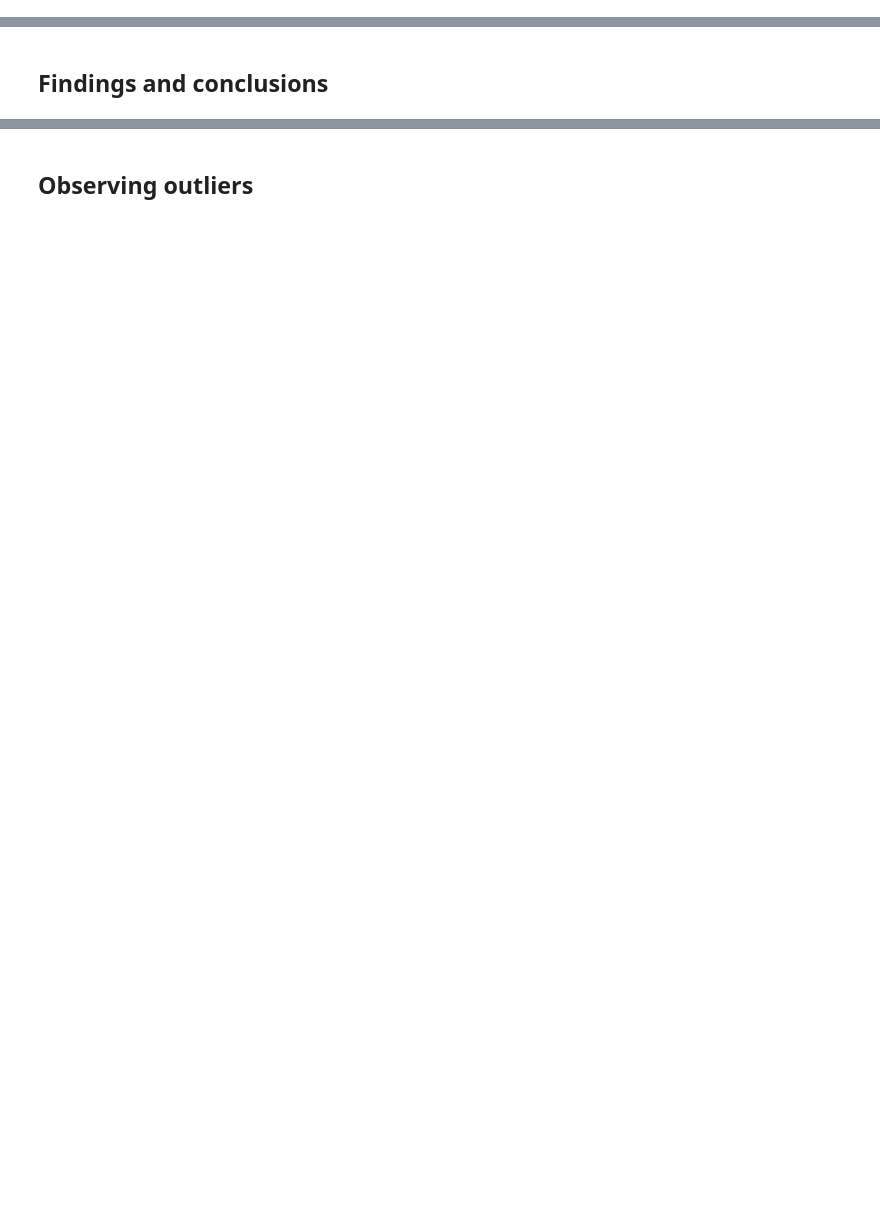
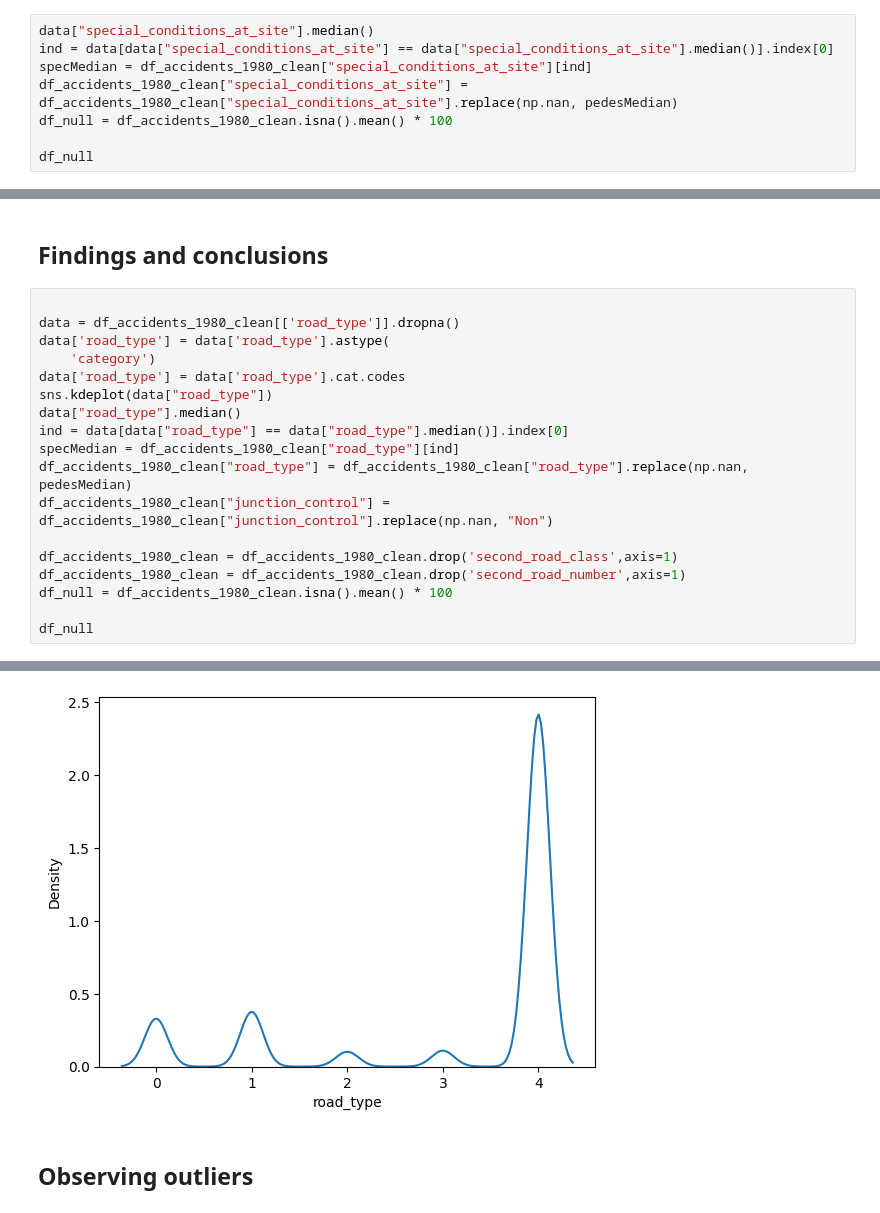
Before and after one commit to YoussefAswad/de-project, a Jupyter notebook: Milestone 1 template.ipynb, the cells around one changed output, grey strips where cells are left out. Saved outputs shown, nothing was run; the diff lists cells and outputs as text; blank space fills up the shorter version.

```diff
--- a/Milestone 1 template.ipynb
+++ b/Milestone 1 template.ipynb
@@ -270,0 +345,8 @@ sns.countplot('second_road_class', data=df_accidents_1980_clean)
+# %%
+data["special_conditions_at_site"].median()
+ind = data[data["special_conditions_at_site"] == data["special_conditions_at_site"].median()].index[0]
+specMedian = df_accidents_1980_clean["special_conditions_at_site"][ind]
+df_accidents_1980_clean["special_conditions_at_site"] = df_accidents_1980_clean["special_conditions_at_site"].replace(np.nan, pedesMedian)
+df_null = df_accidents_1980_clean.isna().mean() * 100
+
+df_null
@@ -271,2 +371,21 @@ sns.countplot('second_road_class', data=df_accidents_1980_clean)
 # %% [markdown]
 ## Findings and conclusions
+# %%
+
+data = df_accidents_1980_clean[['road_type']].dropna()
+data['road_type'] = data['road_type'].astype(
+    'category')
+data['road_type'] = data['road_type'].cat.codes
+sns.kdeplot(data["road_type"])
+data["road_type"].median()
+ind = data[data["road_type"] == data["road_type"].median()].index[0]
+specMedian = df_accidents_1980_clean["road_type"][ind]
+df_accidents_1980_clean["road_type"] = df_accidents_1980_clean["road_type"].replace(np.nan, pedesMedian)
+df_accidents_1980_clean["junction_control"] = df_accidents_1980_clean["junction_control"].replace(np.nan, "Non")
+
+df_accidents_1980_clean = df_accidents_1980_clean.drop('second_road_class',axis=1)
+df_accidents_1980_clean = df_accidents_1980_clean.drop('second_road_number',axis=1)
+df_null = df_accidents_1980_clean.isna().mean() * 100
+
+df_null
+# %% [output]
@@ -273,2 +409,3 @@ sns.countplot('second_road_class', data=df_accidents_1980_clean)
+[figure, added]
 # %% [markdown]
 ## Observing outliers
```
Also changed, not shown: parts of 12 cells of this notebook.
